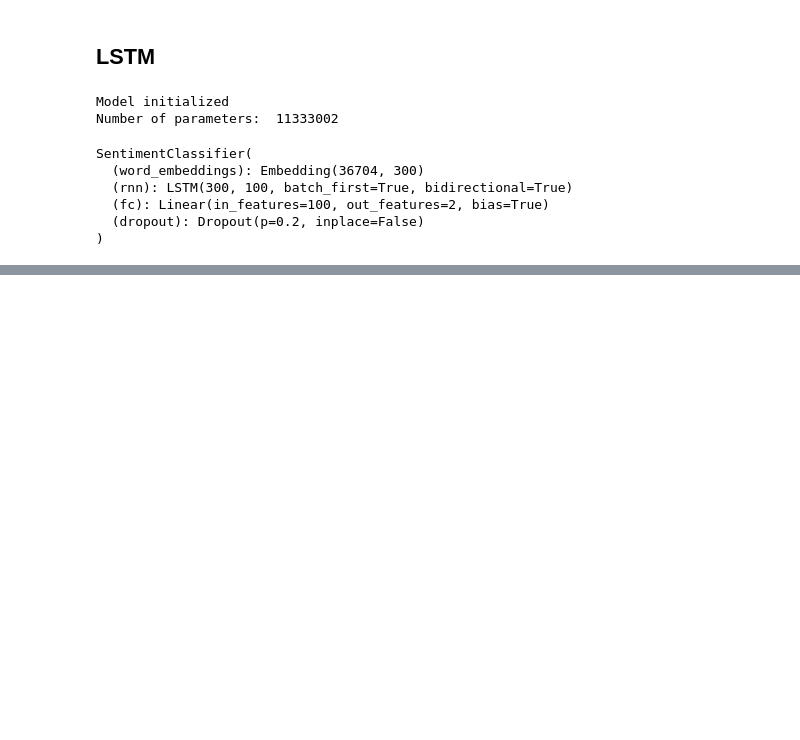
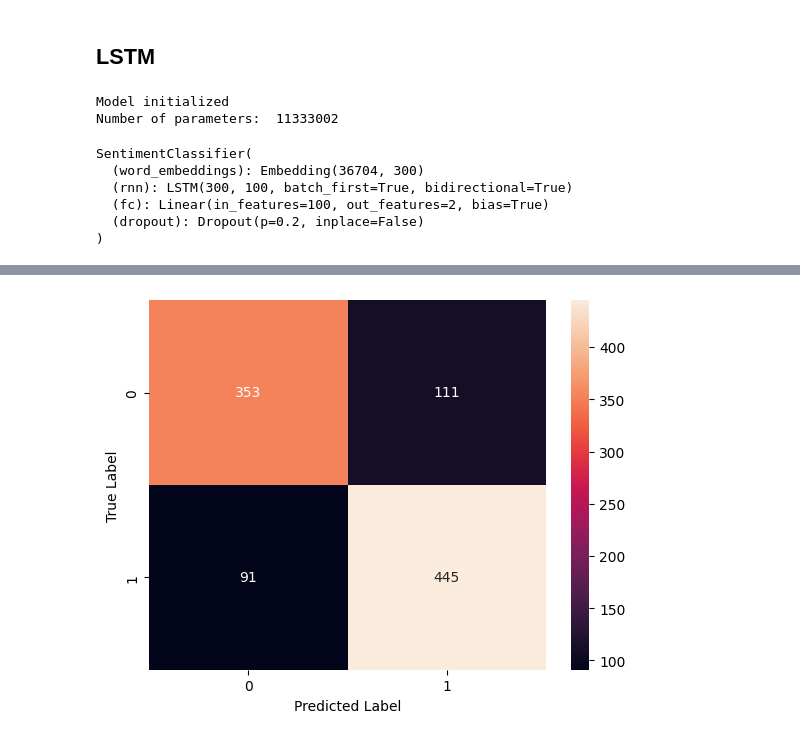
Before and after one commit to NilBiescas/NLP, a Jupyter notebook: exercises_day5/exercises5.ipynb, the cells around one changed output, grey strips where cells are left out. Drawn from its saved outputs; the diff is of its cells as text; code cells hidden in the pictures; blank space fills up the shorter version.

Commit message:
New model

```diff
--- a/exercises_day5/exercises5.ipynb
+++ b/exercises_day5/exercises5.ipynb
@@ -271,5 +343,6 @@ SentimentClassifier(
 # %%
 def test(model, test_loader):
+    model.eval()
     # Test set in order to use classification_report
     y_test = []
     results = []
@@ -287,6 +360,8 @@ def test(model, test_loader):
 
 
 def train(model, train_loader, criterion, optimizer, n_epochs):
+    model.train()
+    squeduler = torch.optim.lr_scheduler.StepLR(optimizer, step_size=5, gamma=0.25)
     for epoch in range(n_epochs):
         for batch, y_train in train_loader:
             batch = batch.to('cuda' if torch.cuda.is_available() else 'cpu')
@@ -296,6 +371,7 @@ def train(model, train_loader, criterion, optimizer, n_epochs):
             loss = criterion(output, y_train)
             loss.backward()
             optimizer.step()
+        squeduler.step()
         print(f"Epoch {epoch + 1} / {n_epochs}, Loss: {loss.item()}")
 
     return model
@@ -340,0 +417,12 @@ weighted avg       0.78      0.77      0.77      1000
+# %%
+from sklearn.metrics import confusion_matrix
+import seaborn as sns
+
+conf_matrix = confusion_matrix(y_test.cpu().numpy(),
+                               results.cpu().numpy())
+sns.heatmap(conf_matrix, annot=True, fmt='d')
+plt.xlabel('Predicted Label')
+plt.ylabel('True Label')
+plt.show()
+# %% [output]
+[figure, added]
```
Also changed, not shown: parts of 10 cells of this notebook.
